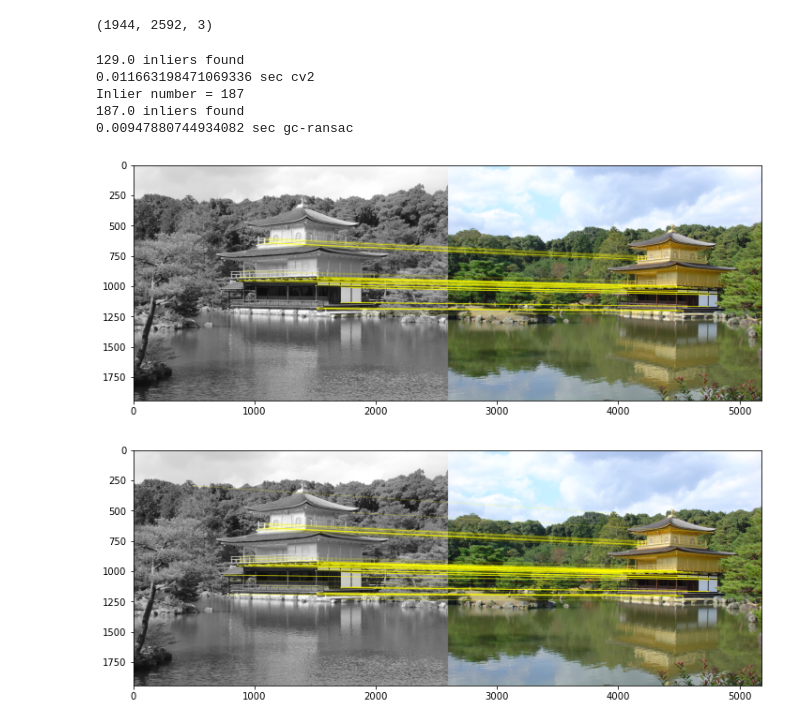
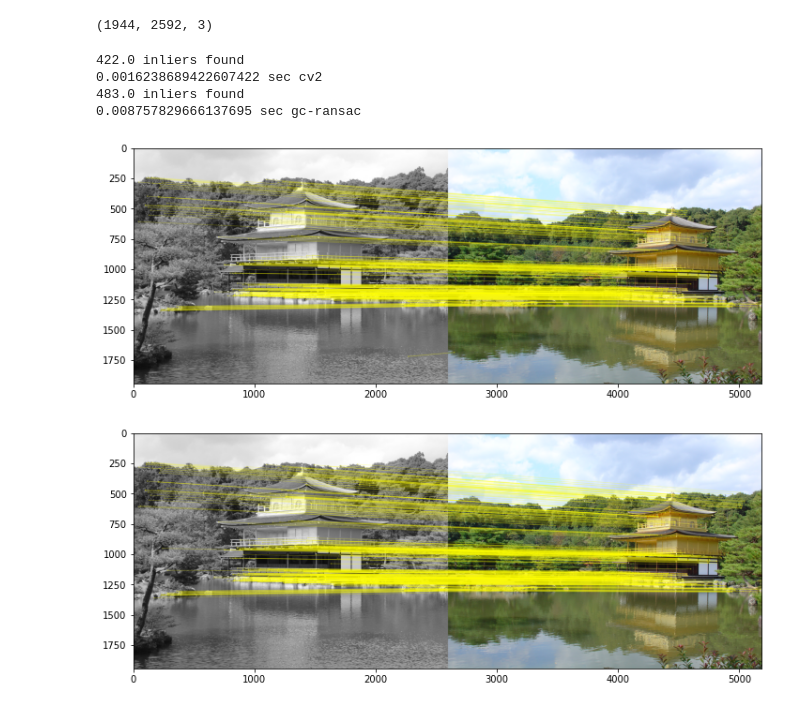
Before and after one commit to danini/graph-cut-ransac, a Jupyter notebook: examples/example_fundamental_matrix.ipynb, the cells around one changed output. Cells and saved outputs as stored; diff of their text form; code cells hidden in the pictures.

```diff
--- a/examples/example_fundamental_matrix.ipynb
+++ b/examples/example_fundamental_matrix.ipynb
@@ -17,13 +17,25 @@ plt.imshow(img2)
 [figure]
 # %%
 #We will detect ORB features and match them with cross-check test
-det = cv2.ORB_create(1000)
+det = cv2.SIFT_create(8000)
 kps1, descs1 = det.detectAndCompute(img1,None)
 kps2, descs2 = det.detectAndCompute(img2,None)
 
-bf = cv2.BFMatcher(cv2.NORM_HAMMING, crossCheck=True)
+bf = cv2.BFMatcher()
 
-tentatives = bf.match(descs1,descs2)
+SNN_threshold = 0.8
+matches = bf.knnMatch(descs1, descs2, k=2)
+
+# Apply ratio test
+snn_ratios = []
+tentatives = []
+for m, n in matches:
+    if m.distance < SNN_threshold * n.distance:
+        tentatives.append(m)
+        snn_ratios.append(m.distance / n.distance)
+
+sorted_indices = np.argsort(snn_ratios)
+tentatives = list(np.array(tentatives)[sorted_indices])
 # %%
 #Now, some visualization from OpenCV tutorial
 #https://docs.opencv.org/3.0-beta/doc/py_tutorials/py_feature2d/py_feature_homography/py_feature_homography.html
@@ -49,36 +61,33 @@ img1.shape
 # %%
 def verify_cv2_fundam(kps1, kps2, tentatives):
     src_pts = np.float32([ kps1[m.queryIdx].pt for m in tentatives ]).reshape(-1,1,2)
     dst_pts = np.float32([ kps2[m.trainIdx].pt for m in tentatives ]).reshape(-1,1,2)
     H, mask = cv2.findFundamentalMat(src_pts, dst_pts, cv2.RANSAC, 3.0)
     print (deepcopy(mask).astype(np.float32).sum(), 'inliers found')
     return H, mask
 
 def verify_pygcransac_fundam(kps1, kps2, tentatives, h1, w1, h2, w2):
-    src_pts = np.float32([ kps1[m.queryIdx].pt for m in tentatives ]).reshape(-1,2)
-    dst_pts = np.float32([ kps2[m.trainIdx].pt for m in tentatives ]).reshape(-1,2)
+    correspondences = np.float32([ (kps1[m.queryIdx].pt + kps2[m.trainIdx].pt) for m in tentatives ]).reshape(-1,4)
     H, mask = pygcransac.findFundamentalMatrix(
-        np.ascontiguousarray(src_pts),
-        np.ascontiguousarray(dst_pts),
+        np.ascontiguousarray(correspondences),
         h1, w1, h2, w2, 3.0)
     print (deepcopy(mask).astype(np.float32).sum(), 'inliers found')
     return H, mask
 
 t=time()
 cv2_H, cv2_mask = verify_cv2_fundam(kps1,kps2,tentatives)
 print (time()-t, 'sec cv2')
 t=time()
 mag_H, mag_mask = verify_pygcransac_fundam(kps1,kps2,tentatives, img1.shape[0],img1.shape[1],
-                                   img2.shape[0], img2.shape[1])
+                                img2.shape[0], img2.shape[1])
 print (time()-t, 'sec gc-ransac')
 
 draw_matches(kps1, kps2, tentatives, img1, img2, cv2_mask )
 draw_matches(kps1, kps2, tentatives, img1, img2, mag_mask)
 # %% [output]
-129.0 inliers found
-0.011663198471069336 sec cv2
-Inlier number = 187
-187.0 inliers found
-0.00947880744934082 sec gc-ransac
+422.0 inliers found
+0.0016238689422607422 sec cv2
+483.0 inliers found
+0.008757829666137695 sec gc-ransac
-[figure, old version]
+[figure, new version]
-[figure, old version]
+[figure, new version]
```
Also changed, not shown: 5 other files.
